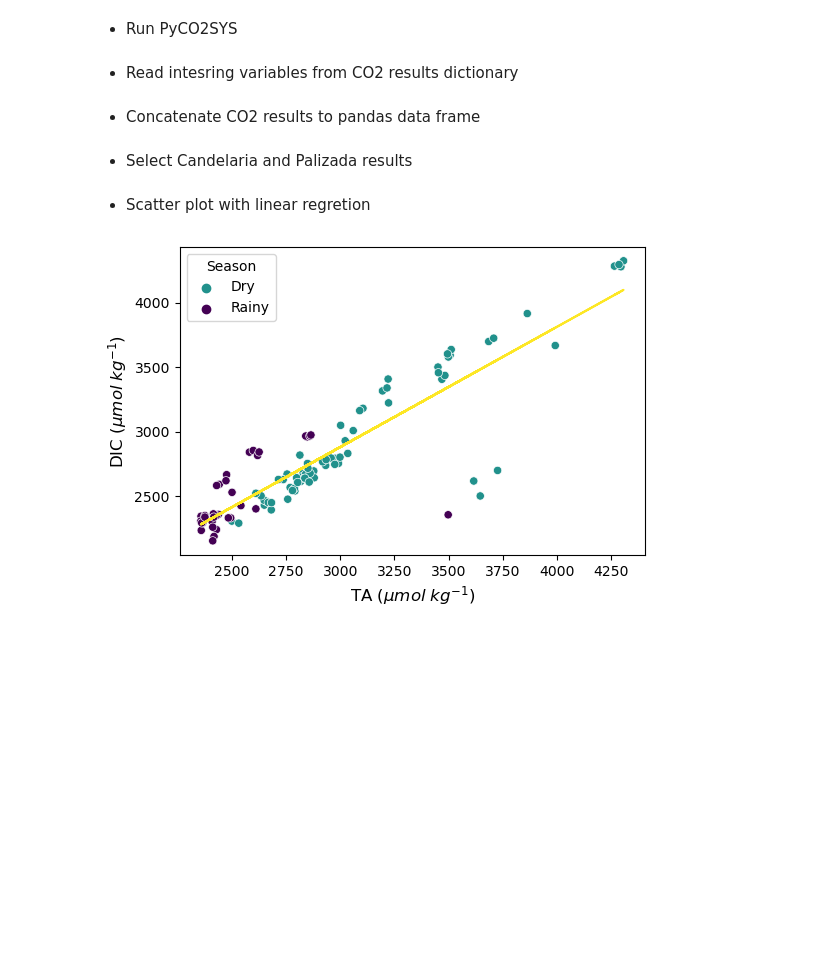
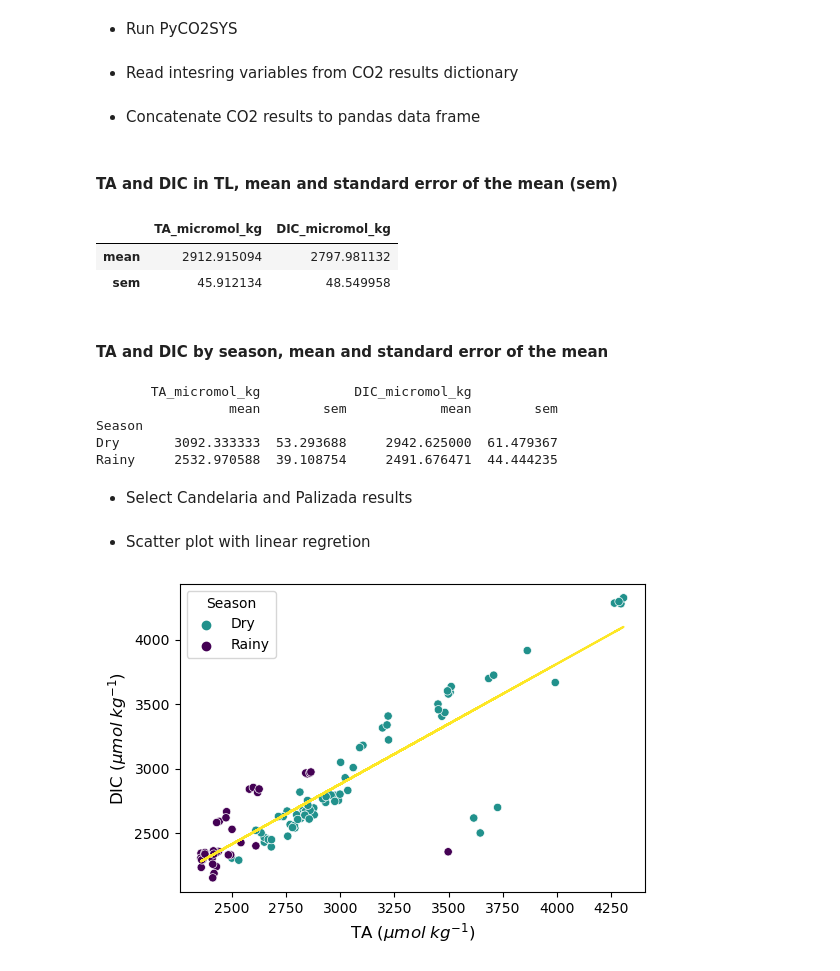
Before and after one commit to gilbertoCM/terminos_lagoon_carbonate, a Jupyter notebook: MartinezTrejo_etal_2023_pyco2sys.ipynb, the cells around one changed output. Saved outputs shown, nothing was run; the diff lists cells and outputs as text; code cells hidden in the pictures; blank space fills up the shorter version.

```diff
--- a/MartinezTrejo_etal_2023_pyco2sys.ipynb
+++ b/MartinezTrejo_etal_2023_pyco2sys.ipynb
@@ -66,6 +66,25 @@ myVars = pd.DataFrame.from_dict(myVarsDictonary, orient='columns')
 - Concatenate CO2 results to pandas data frame
 # %%
 CarbonateTL = pd.concat([myCO2data, myVars], axis=1)
+# %% [markdown]
+#### TA and DIC in TL, mean and  standard error of the mean (sem)
+# %%
+CarbonateTL[['TA_micromol_kg', 'DIC_micromol_kg']].agg(['mean', 'sem'])
+# %% [output]
+|  | TA_micromol_kg | DIC_micromol_kg |
+| mean | 2912.915094 | 2797.981132 |
+| sem | 45.912134 | 48.549958 |
+# %% [markdown]
+#### TA and DIC by season, mean and  standard error of the mean
+# %%
+grouped_data_season = CarbonateTL.groupby("Season")[['TA_micromol_kg', 'DIC_micromol_kg']].agg(['mean', 'sem'])
+print(grouped_data_season)
+# %% [output]
+       TA_micromol_kg            DIC_micromol_kg
+                 mean        sem            mean        sem
+Season
+Dry       3092.333333  53.293688     2942.625000  61.479367
+Rainy     2532.970588  39.108754     2491.676471  44.444235
 # %% [markdown]
 - Select Candelaria and Palizada results
 # %%
```
Also changed, not shown: parts of 1 cell of this notebook.
